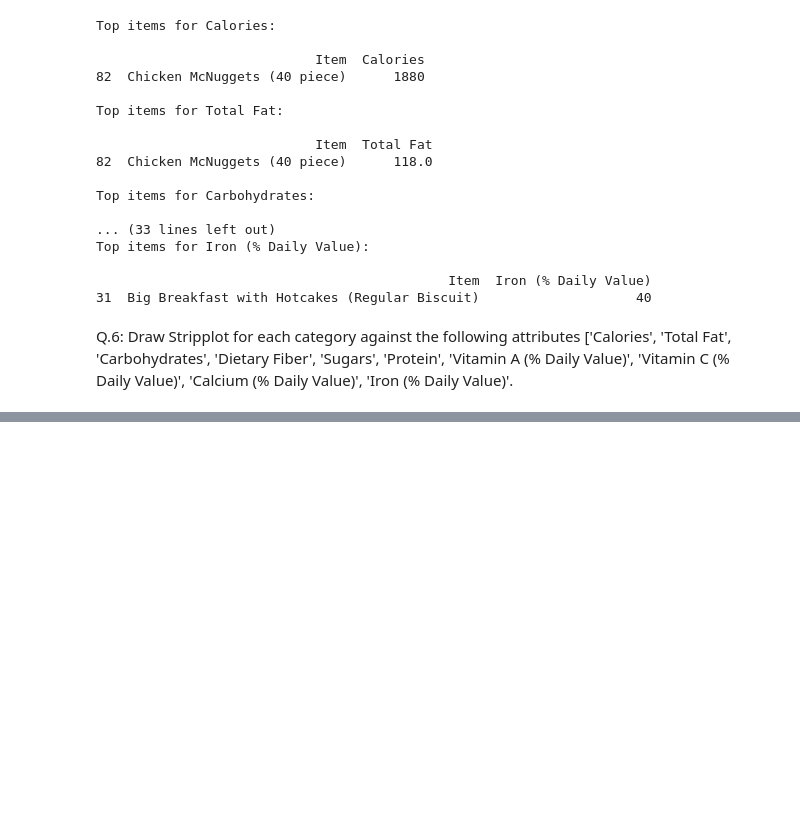
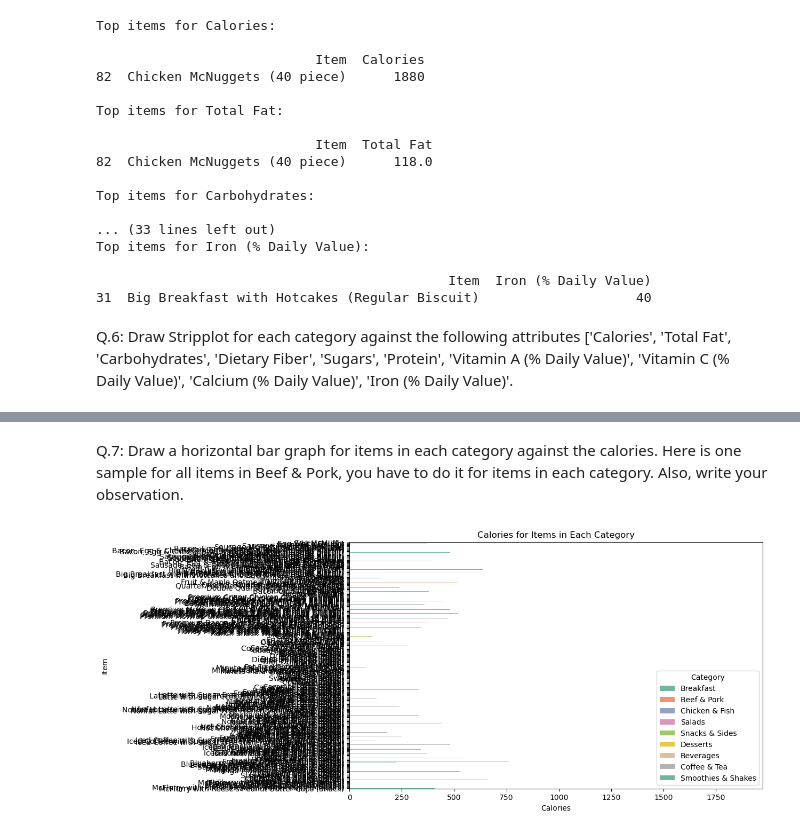
Before and after one commit to Psycho-Poodle/EDA, a Jupyter notebook: WEEK_04.ipynb, the cells around one changed output, grey strips where cells are left out. Saved outputs shown, nothing was run; the diff lists cells and outputs as text; code cells hidden in the pictures; blank space fills up the shorter version.

```diff
--- a/WEEK_04.ipynb
+++ b/WEEK_04.ipynb
@@ -212,0 +233,14 @@ Fiber', 'Sugars', 'Protein',
+# %% [markdown]
+Q.7: Draw a horizontal bar graph for items in each category against the calories.
+Here is one sample for all items in Beef & Pork, you have to do it for items in each category. Also, write
+your observation.
+# %%
+# Set up the figure
+plt.figure(figsize=(10, 6))
+sns.barplot(x='Calories', y='Item', hue='Category', data=df, orient='h', palette='Set2')
+plt.title('Calories for Items in Each Category')
+plt.xlabel('Calories')
+plt.ylabel('Item')
+plt.show()
+# %% [output]
+[figure, added]
```
Also changed, not shown: parts of 2 cells of this notebook, 2 other files.
